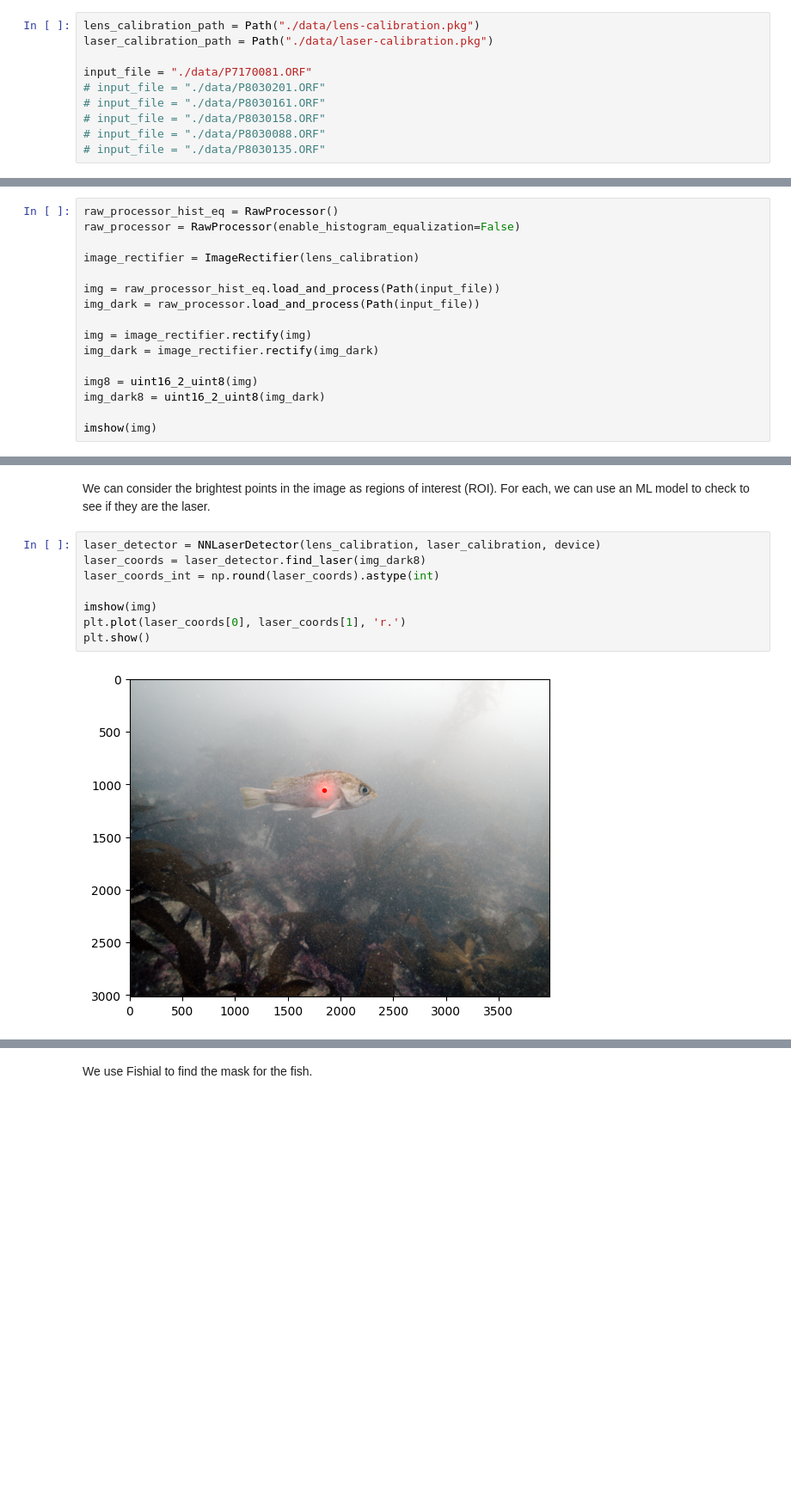
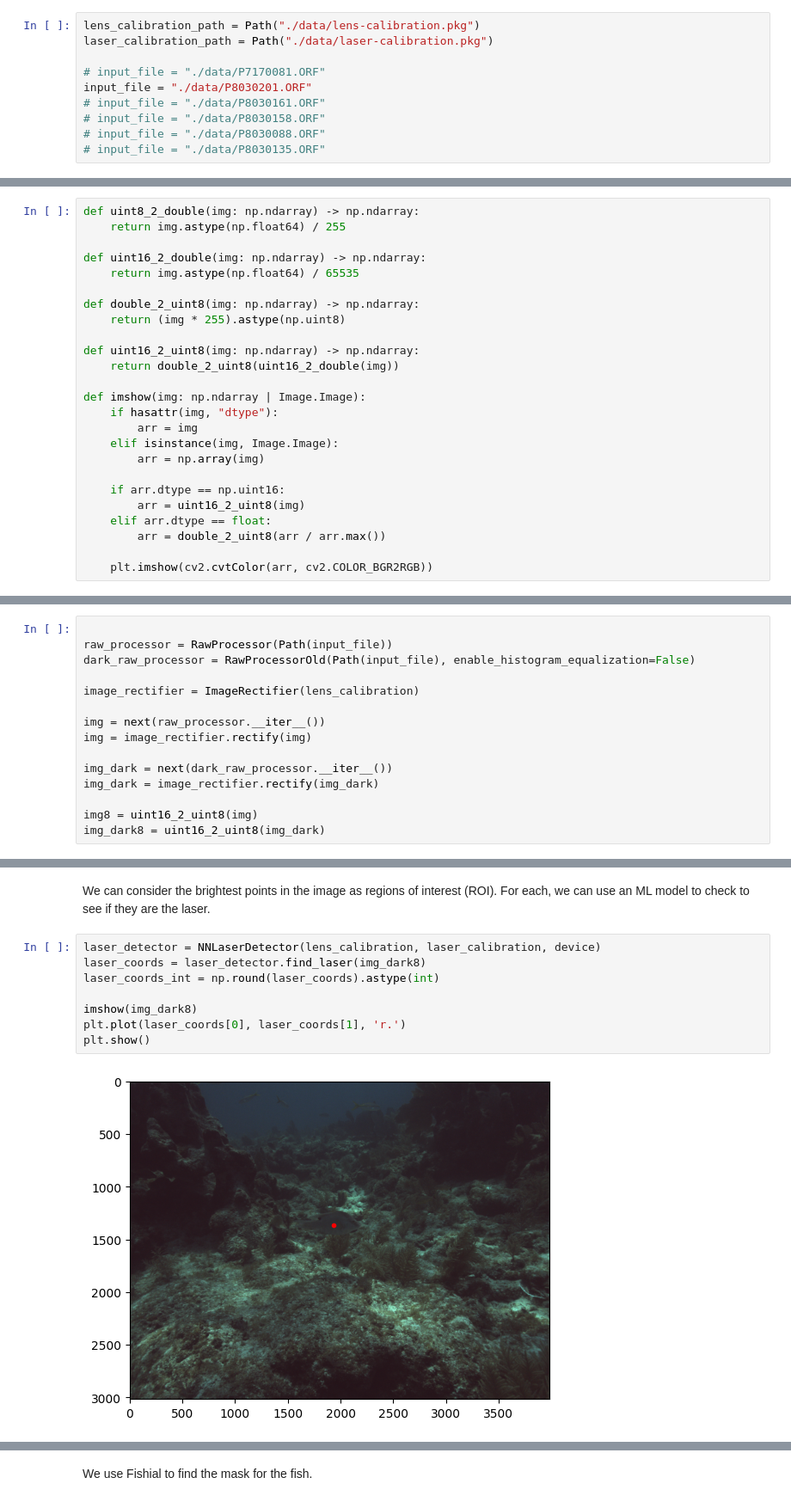
Before and after one commit to UCSD-E4E/fishsense-lite, a Jupyter notebook: demo/pipeline.ipynb, the cells around one changed output, grey strips where cells are left out. Shown at 86% size. Saved outputs shown, nothing was run; the diff lists cells and outputs as text; blank space fills up the shorter version.

```diff
--- a/demo/pipeline.ipynb
+++ b/demo/pipeline.ipynb
@@ -24,8 +29,8 @@ device = 'cuda' if torch.cuda.is_available() else 'cpu'
 lens_calibration_path = Path("./data/lens-calibration.pkg")
 laser_calibration_path = Path("./data/laser-calibration.pkg")
 
-input_file = "./data/P7170081.ORF"
-# input_file = "./data/P8030201.ORF"
+# input_file = "./data/P7170081.ORF"
+input_file = "./data/P8030201.ORF"
 # input_file = "./data/P8030161.ORF"
 # input_file = "./data/P8030158.ORF"
 # input_file = "./data/P8030088.ORF"
@@ -54,18 +44,42 @@ def uint16_2_uint8(img: np.ndarray) -> np.ndarray:
+# %%
+def uint8_2_double(img: np.ndarray) -> np.ndarray:
+    return img.astype(np.float64) / 255
+
+def uint16_2_double(img: np.ndarray) -> np.ndarray:
+    return img.astype(np.float64) / 65535
+
+def double_2_uint8(img: np.ndarray) -> np.ndarray:
+    return (img * 255).astype(np.uint8)
+
+def uint16_2_uint8(img: np.ndarray) -> np.ndarray:
+    return double_2_uint8(uint16_2_double(img))
+
+def imshow(img: np.ndarray | Image.Image):
+    if hasattr(img, "dtype"):
+        arr = img
+    elif isinstance(img, Image.Image):
+        arr = np.array(img)
+
+    if arr.dtype == np.uint16:
+        arr = uint16_2_uint8(img)
+    elif arr.dtype == float:
+        arr = double_2_uint8(arr / arr.max())
+
+    plt.imshow(cv2.cvtColor(arr, cv2.COLOR_BGR2RGB))
 # %% [markdown]
 In order to have greater control over the image processing steps, begin with the RAW output.  This allows us to keep more information than would be possible otherwise.
 # %%
-raw_processor_hist_eq = RawProcessor()
-raw_processor = RawProcessor(enable_histogram_equalization=False)
+
+raw_processor = RawProcessor(Path(input_file))
+dark_raw_processor = RawProcessorOld(Path(input_file), enable_histogram_equalization=False)
 
 image_rectifier = ImageRectifier(lens_calibration)
 
-img = raw_processor_hist_eq.load_and_process(Path(input_file))
-img_dark = raw_processor.load_and_process(Path(input_file))
+img = next(raw_processor.__iter__())
+img = image_rectifier.rectify(img)
 
-img = image_rectifier.rectify(img)
+img_dark = next(dark_raw_processor.__iter__())
 img_dark = image_rectifier.rectify(img_dark)
 
 img8 = uint16_2_uint8(img)
 img_dark8 = uint16_2_uint8(img_dark)
-
-imshow(img)
@@ -80,10 +92,10 @@ We can consider the brightest points in the image as regions of interest (ROI).
 # %%
 laser_detector = NNLaserDetector(lens_calibration, laser_calibration, device)
 laser_coords = laser_detector.find_laser(img_dark8)
 laser_coords_int = np.round(laser_coords).astype(int)
 
-imshow(img)
+imshow(img_dark8)
 plt.plot(laser_coords[0], laser_coords[1], 'r.')
 plt.show()
 # %% [output]
-[figure, old version]
+[figure, new version]
```
Also changed, not shown: parts of 13 cells of this notebook, 3 other files.
